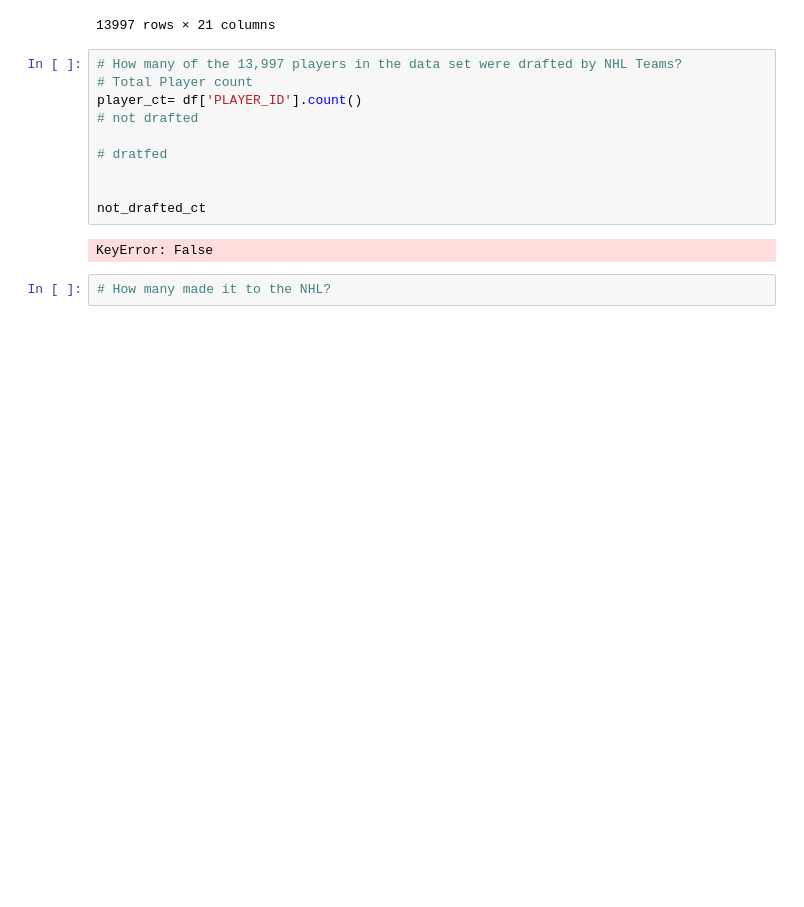
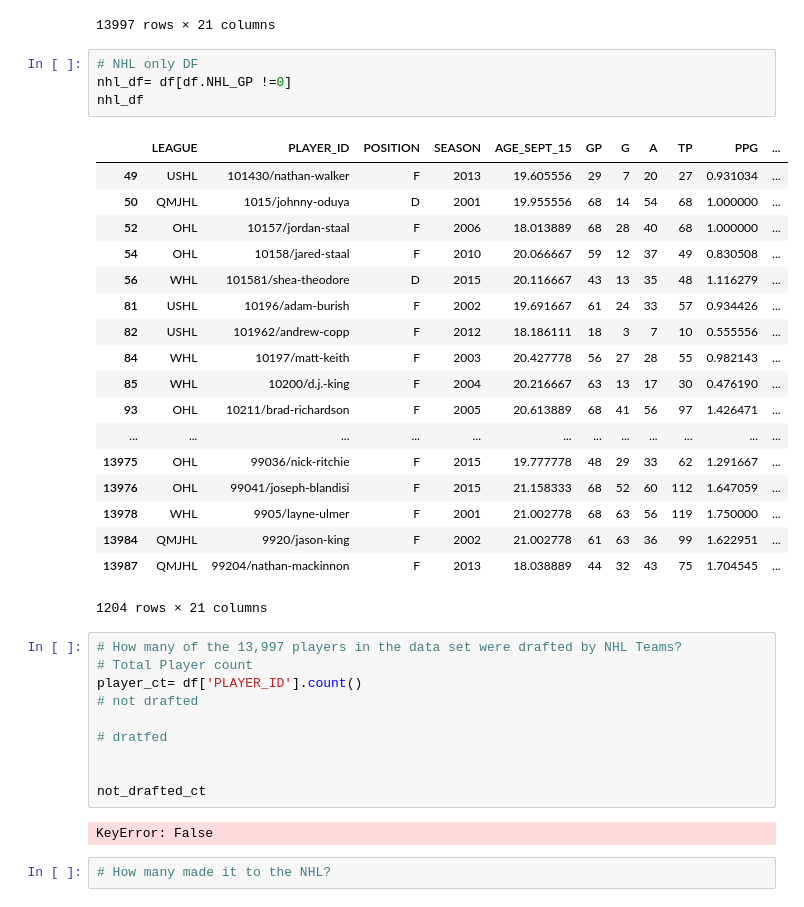
Before and after one commit to kstradinger/Junior-Hockey-Analysis, a Jupyter notebook: Juniors_analysis.ipynb, the cells around one changed output. Cells and saved outputs as stored; diff of their text form; blank space fills up the shorter version.

```diff
--- a/Juniors_analysis.ipynb
+++ b/Juniors_analysis.ipynb
@@ -28,6 +28,29 @@ df
 | 13995 | WHL | 99867/andrew-bentz | D | 2006 | 19.644444 | 37 | 1 | 2 | 3 | 0.080000 | ... |
 | 13996 | USHL | 99870/max-shuart | F | 2013 | 19.216667 | 35 | 8 | 7 | 15 | 0.428571 | ... |
 13997 rows × 21 columns
+# %%
+# NHL only DF
+nhl_df= df[df.NHL_GP !=0]
+nhl_df
+# %% [output]
+|  | LEAGUE | PLAYER_ID | POSITION | SEASON | AGE_SEPT_15 | GP | G | A | TP | PPG | ... |
+| 49 | USHL | 101430/nathan-walker | F | 2013 | 19.605556 | 29 | 7 | 20 | 27 | 0.931034 | ... |
+| 50 | QMJHL | 1015/johnny-oduya | D | 2001 | 19.955556 | 68 | 14 | 54 | 68 | 1.000000 | ... |
+| 52 | OHL | 10157/jordan-staal | F | 2006 | 18.013889 | 68 | 28 | 40 | 68 | 1.000000 | ... |
+| 54 | OHL | 10158/jared-staal | F | 2010 | 20.066667 | 59 | 12 | 37 | 49 | 0.830508 | ... |
+| 56 | WHL | 101581/shea-theodore | D | 2015 | 20.116667 | 43 | 13 | 35 | 48 | 1.116279 | ... |
+| 81 | USHL | 10196/adam-burish | F | 2002 | 19.691667 | 61 | 24 | 33 | 57 | 0.934426 | ... |
+| 82 | USHL | 101962/andrew-copp | F | 2012 | 18.186111 | 18 | 3 | 7 | 10 | 0.555556 | ... |
+| 84 | WHL | 10197/matt-keith | F | 2003 | 20.427778 | 56 | 27 | 28 | 55 | 0.982143 | ... |
+| 85 | WHL | 10200/d.j.-king | F | 2004 | 20.216667 | 63 | 13 | 17 | 30 | 0.476190 | ... |
+| 93 | OHL | 10211/brad-richardson | F | 2005 | 20.613889 | 68 | 41 | 56 | 97 | 1.426471 | ... |
+| ... | ... | ... | ... | ... | ... | ... | ... | ... | ... | ... | ... |
+| 13975 | OHL | 99036/nick-ritchie | F | 2015 | 19.777778 | 48 | 29 | 33 | 62 | 1.291667 | ... |
+| 13976 | OHL | 99041/joseph-blandisi | F | 2015 | 21.158333 | 68 | 52 | 60 | 112 | 1.647059 | ... |
+| 13978 | WHL | 9905/layne-ulmer | F | 2001 | 21.002778 | 68 | 63 | 56 | 119 | 1.750000 | ... |
+| 13984 | QMJHL | 9920/jason-king | F | 2002 | 21.002778 | 61 | 63 | 36 | 99 | 1.622951 | ... |
+| 13987 | QMJHL | 99204/nathan-mackinnon | F | 2013 | 18.038889 | 44 | 32 | 43 | 75 | 1.704545 | ... |
+1204 rows × 21 columns
 # %%
 # How many of the 13,997 players in the data set were drafted by NHL Teams?
 # Total Player count
```
